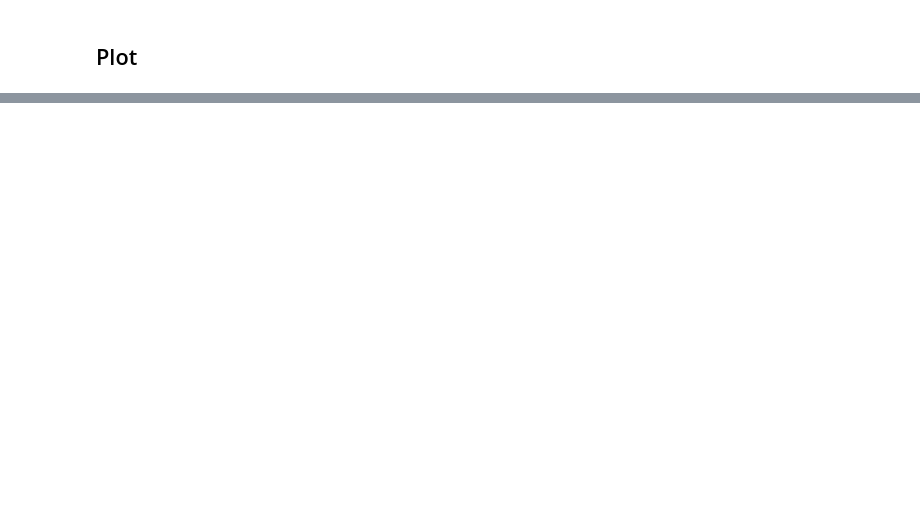
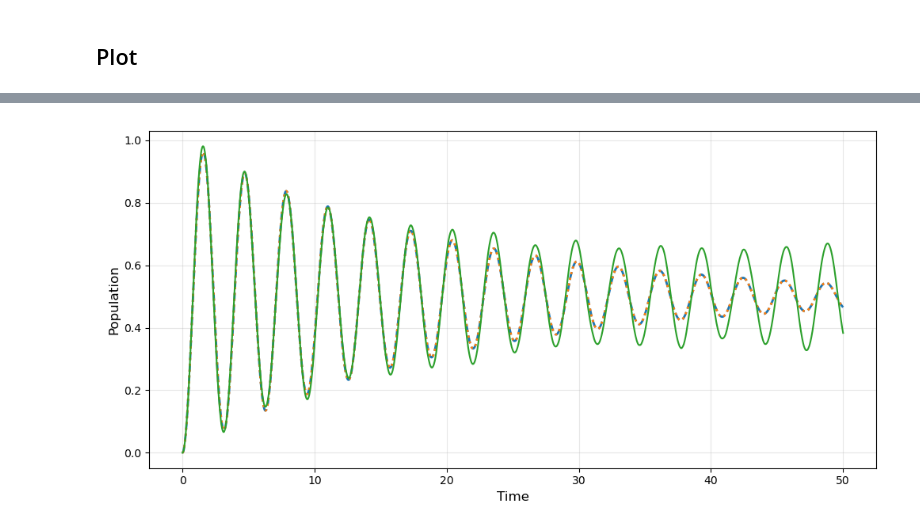
Before and after one commit to francescociavarella/Collisional-Methods, a Jupyter notebook: Codes/Task 1.ipynb, the cells around one changed output, grey strips where cells are left out. Cells and saved outputs as stored; diff of their text form; code cells hidden in the pictures; blank space fills up the shorter version.

```diff
--- a/Codes/Task 1.ipynb
+++ b/Codes/Task 1.ipynb
@@ -886,0 +908,24 @@ plt.show()
+# %%
+times_1000 = results[0.01][1000]['parameters']['times']
+pop_trace_1000 = results[0.01][1000]['pops_trace']
+pop_avg_traj_1000 = results[0.01][1000]['trajectory_wf']['average_pop']
+rho_lindblad_1000 = results[0.01][1000]['lindblad']['rho_list']
+
+times_100 = results[0.01][100]['parameters']['times']
+pop_trace_100 = results[0.01][100]['pops_trace']
+pop_avg_traj_100 = results[0.01][100]['trajectory_wf']['average_pop']
+rho_lindblad_100 = results[0.01][100]['lindblad']['rho_list']
+
+
+fig03, ax = plt.subplots(figsize=(10, 5))
+
+ax.plot(times_100, pop_trace_100[0,:], label=r'Trace Ancilla Site 1', linewidth=2, linestyle='--')
+ax.plot(times_100, np.real(rho_lindblad_100[:, 2, 2]), label=r'Linblad Site 1', linewidth=2, linestyle=':')
+ax.plot(times_100, pop_avg_traj_100[0, :])
+ax.set_xlabel('Time', fontsize=12)
+ax.set_ylabel('Population', fontsize=12)
+ax.grid(True, alpha=0.3)
+plt.tight_layout()
+plt.show()
+# %% [output]
+[figure, added]
```
Also changed, not shown: parts of 13 cells of this notebook, 1 other file.
